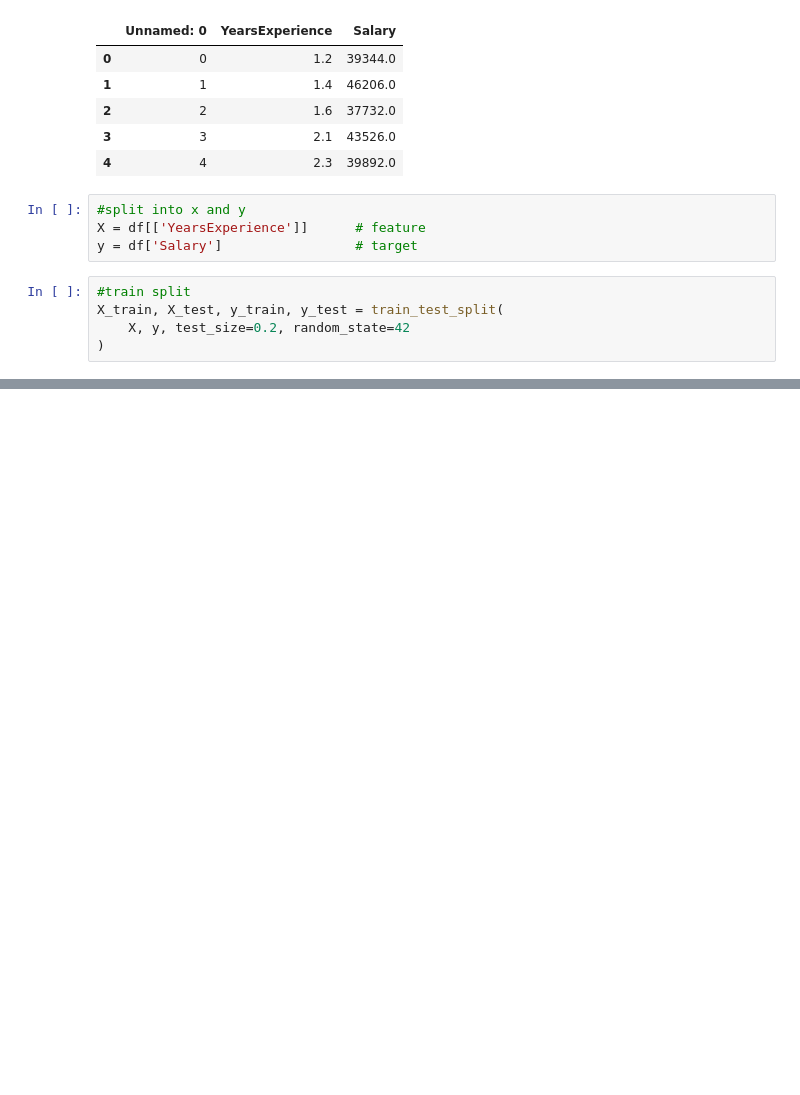
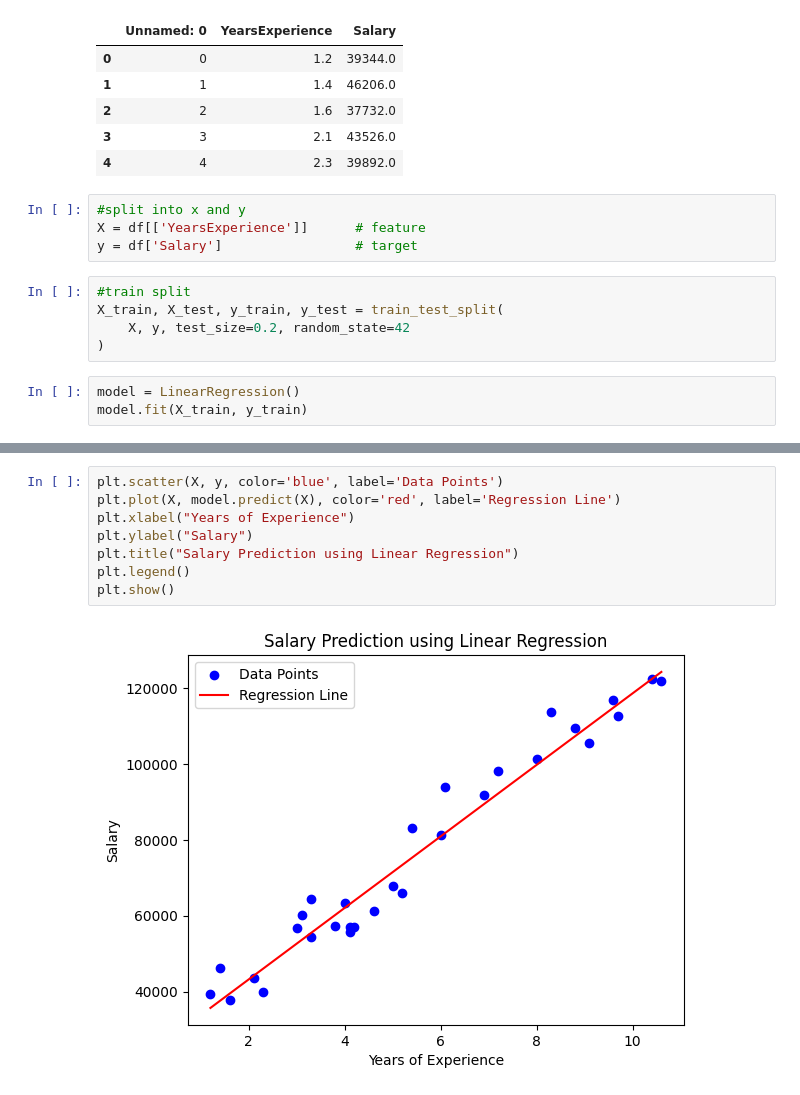
Before and after one commit to Maneshna/Salary_Dataset, a Jupyter notebook: training.ipynb, the cells around one changed output, grey strips where cells are left out. Cells and saved outputs as stored; diff of their text form; blank space fills up the shorter version.

```diff
--- a/training.ipynb
+++ b/training.ipynb
@@ -28,3 +28,6 @@ y = df['Salary']                 # target
 X_train, X_test, y_train, y_test = train_test_split(
     X, y, test_size=0.2, random_state=42
 )
+# %%
+model = LinearRegression()
+model.fit(X_train, y_train)
@@ -30,0 +56,10 @@ X_train, X_test, y_train, y_test = train_test_split(
+# %%
+plt.scatter(X, y, color='blue', label='Data Points')
+plt.plot(X, model.predict(X), color='red', label='Regression Line')
+plt.xlabel("Years of Experience")
+plt.ylabel("Salary")
+plt.title("Salary Prediction using Linear Regression")
+plt.legend()
+plt.show()
+# %% [output]
+[figure, added]
```
Also changed, not shown: parts of 5 cells of this notebook.
